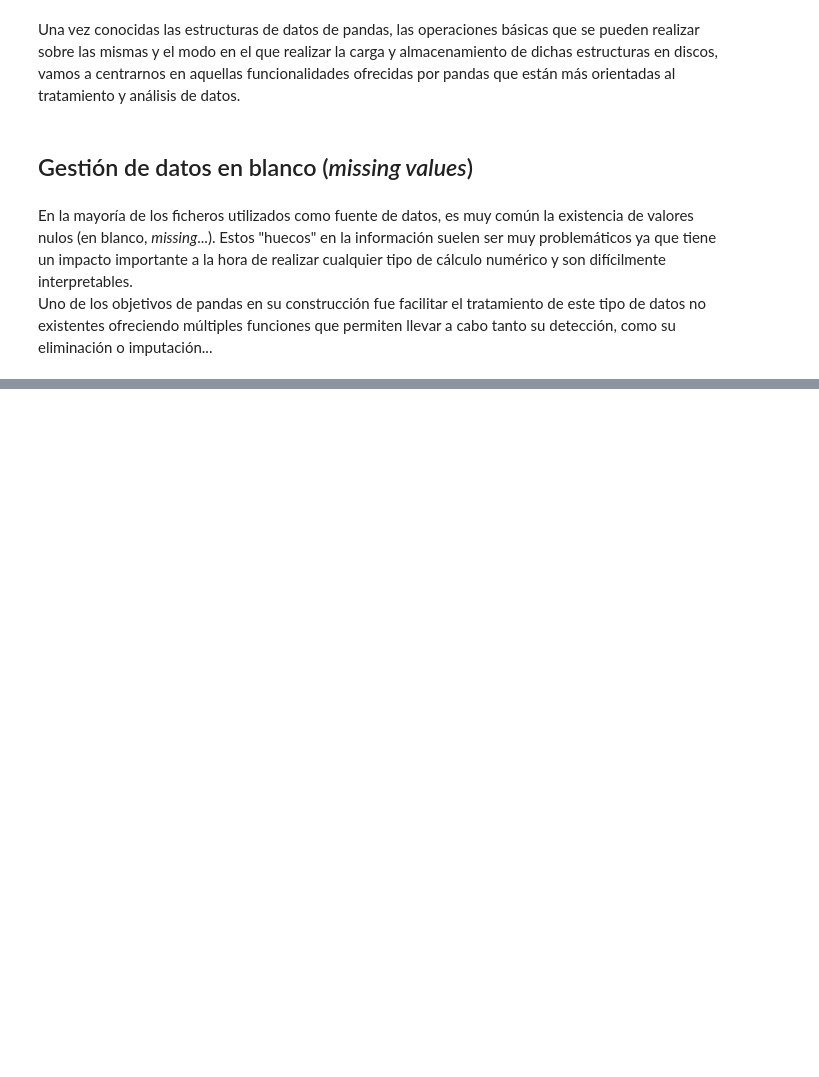
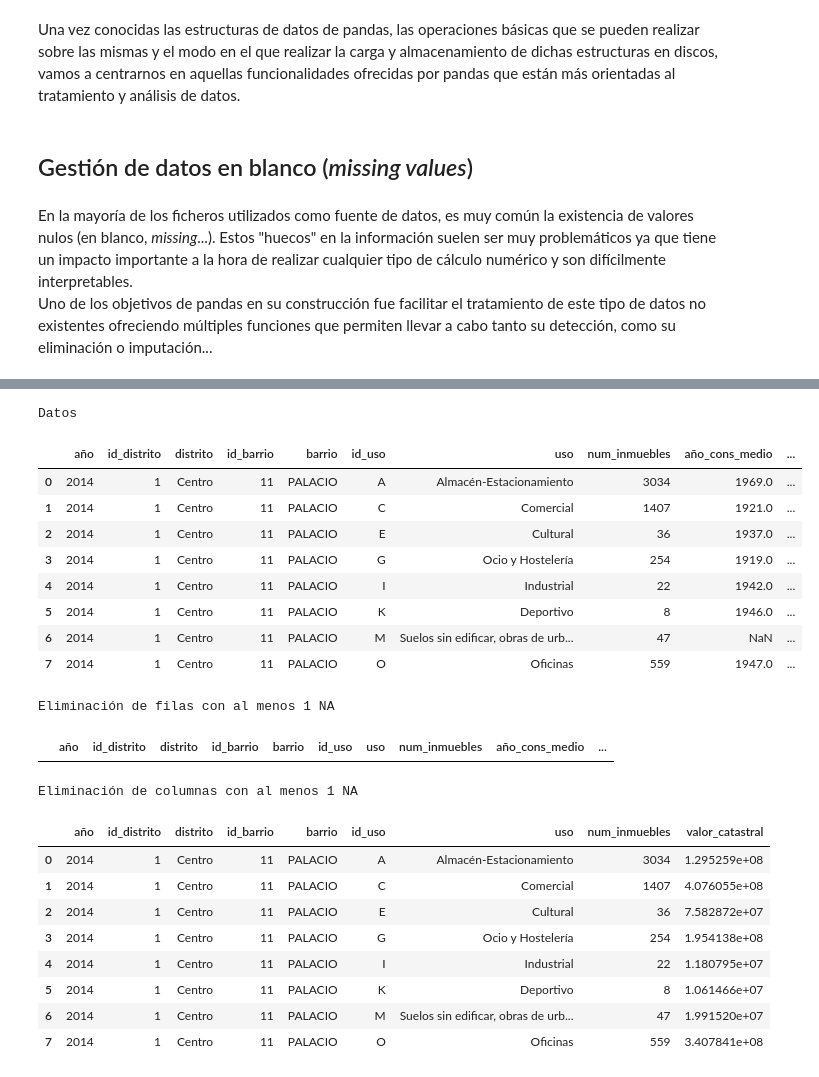
Before and after one commit to yanaySG/proyecto_python_AFI, a Jupyter notebook: Lecciones/3-pandas-notebooks/4. Preparacion y exploracion de datos.ipynb, the cells around one changed output, grey strips where cells are left out. Cells and saved outputs as stored; diff of their text form; code cells hidden in the pictures; blank space fills up the shorter version.

```diff
--- a/Lecciones/3-pandas-notebooks/4. Preparacion y exploracion de datos.ipynb
+++ b/Lecciones/3-pandas-notebooks/4. Preparacion y exploracion de datos.ipynb
@@ -12,0 +58,32 @@ Uno de los objetivos de pandas en su construcción fue facilitar el tratamiento
+# %%
+print("Datos")
+display(catastro)
+
+print("Eliminación de filas con al menos 1 NA")
+display(catastro.dropna(axis=0,how='any'))
+
+print("\nEliminación de columnas con al menos 1 NA")
+display(catastro.dropna(axis=1, how='any'))
+# %% [output]
+Datos
+|  | año | id_distrito | distrito | id_barrio | barrio | id_uso | uso | num_inmuebles | año_cons_medio | ... |
+| 0 | 2014 | 1 | Centro | 11 | PALACIO | A | Almacén-Estacionamiento | 3034 | 1969.0 | ... |
+| 1 | 2014 | 1 | Centro | 11 | PALACIO | C | Comercial | 1407 | 1921.0 | ... |
+| 2 | 2014 | 1 | Centro | 11 | PALACIO | E | Cultural | 36 | 1937.0 | ... |
+| 3 | 2014 | 1 | Centro | 11 | PALACIO | G | Ocio y Hostelería | 254 | 1919.0 | ... |
+| 4 | 2014 | 1 | Centro | 11 | PALACIO | I | Industrial | 22 | 1942.0 | ... |
+| 5 | 2014 | 1 | Centro | 11 | PALACIO | K | Deportivo | 8 | 1946.0 | ... |
+| 6 | 2014 | 1 | Centro | 11 | PALACIO | M | Suelos sin edificar, obras de urb... | 47 | NaN | ... |
+| 7 | 2014 | 1 | Centro | 11 | PALACIO | O | Oficinas | 559 | 1947.0 | ... |
+Eliminación de filas con al menos 1 NA
+|  | año | id_distrito | distrito | id_barrio | barrio | id_uso | uso | num_inmuebles | año_cons_medio | ... |
+Eliminación de columnas con al menos 1 NA
+|  | año | id_distrito | distrito | id_barrio | barrio | id_uso | uso | num_inmuebles | valor_catastral |
+| 0 | 2014 | 1 | Centro | 11 | PALACIO | A | Almacén-Estacionamiento | 3034 | 1.295259e+08 |
+| 1 | 2014 | 1 | Centro | 11 | PALACIO | C | Comercial | 1407 | 4.076055e+08 |
+| 2 | 2014 | 1 | Centro | 11 | PALACIO | E | Cultural | 36 | 7.582872e+07 |
+| 3 | 2014 | 1 | Centro | 11 | PALACIO | G | Ocio y Hostelería | 254 | 1.954138e+08 |
+| 4 | 2014 | 1 | Centro | 11 | PALACIO | I | Industrial | 22 | 1.180795e+07 |
+| 5 | 2014 | 1 | Centro | 11 | PALACIO | K | Deportivo | 8 | 1.061466e+07 |
+| 6 | 2014 | 1 | Centro | 11 | PALACIO | M | Suelos sin edificar, obras de urb... | 47 | 1.991520e+07 |
+| 7 | 2014 | 1 | Centro | 11 | PALACIO | O | Oficinas | 559 | 3.407841e+08 |
```
Also changed, not shown: parts of 9 cells of this notebook.
